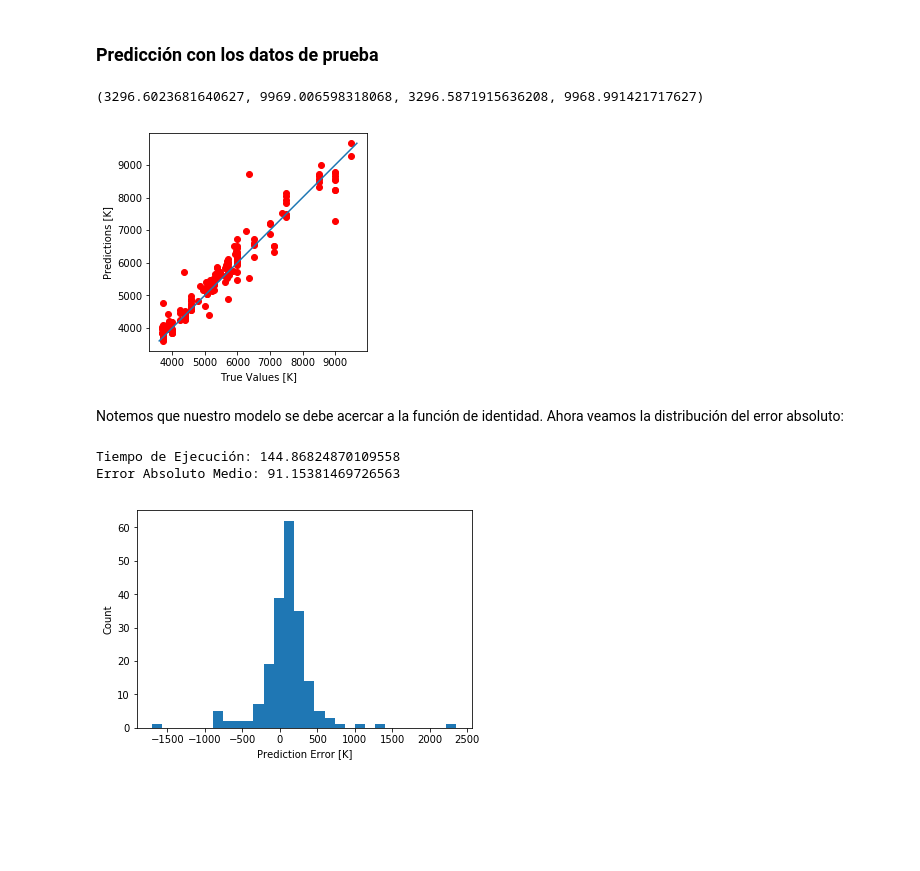
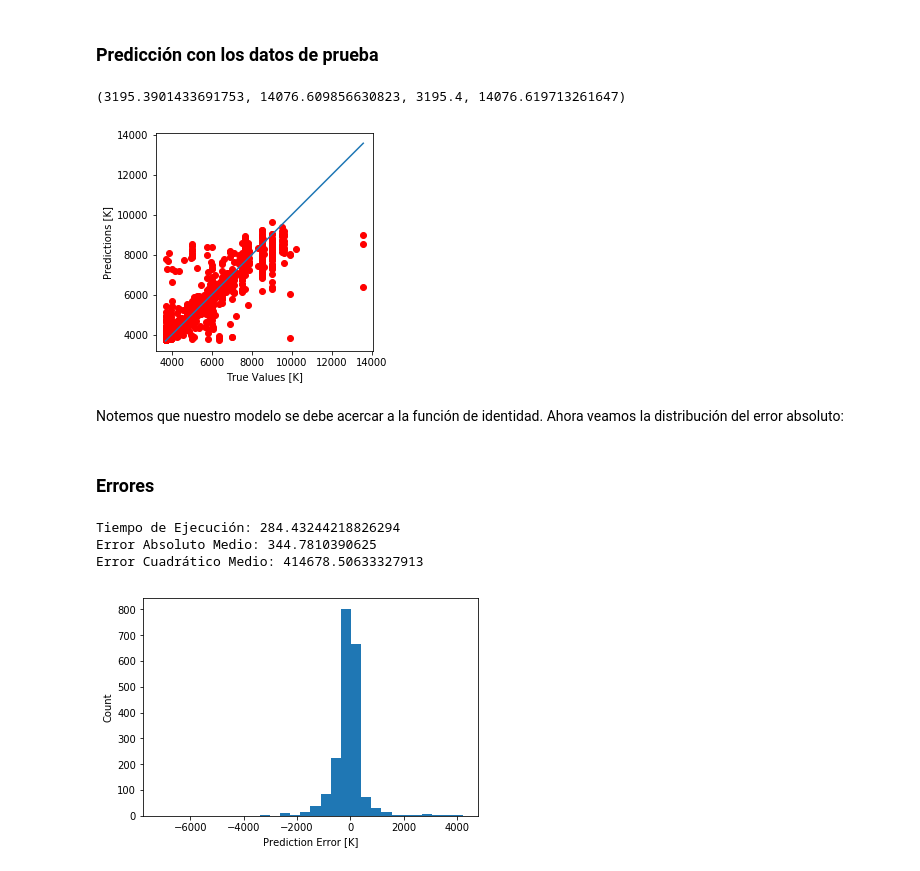
Before and after one commit to astrodatos/proyecto_neuralclusters, a Jupyter notebook: Neural_Clusters.ipynb, the cells around one changed output. Saved outputs shown, nothing was run; the diff lists cells and outputs as text; code cells hidden in the pictures; blank space fills up the shorter version.

Commit message:
Tiempo de Ejecución: 284.43244218826294 Error Absoluto Medio: 344.7810390625 Error Cuadrático Medio: 414678.50633327913 Configuracion 5/1/1

```diff
--- a/Neural_Clusters.ipynb
+++ b/Neural_Clusters.ipynb
@@ -30,7 +30,7 @@ Disponible en enlace
 # %%
 t_ini = time()
 
-data = SDSS.query_sql("""SELECT TOP 1000
+data = SDSS.query_sql("""SELECT TOP 10000
                       p.fiberMag_u, p.fiberMag_g, p.fiberMag_r, p.fiberMag_i,
                       p.fiberMag_z, s.elodieTEff
 
@@ -42,5 +42,7 @@ data = SDSS.query_sql("""SELECT TOP 1000
                       """)
 # %%
 datapd=data.to_pandas()
+datapd = datapd[(datapd != -9999).dropna()]
+datapd = datapd.dropna()
 print(datapd)
 # %% [output]
@@ -113,7 +115,7 @@ Se utilizarán los datos normalizados para entrenar el modelo.
 def build_model():
   model = keras.Sequential([
     layers.Dense(5, activation=tf.nn.tanh, input_shape=[len(train_datapd.keys())]),
-    layers.Dense(5, activation=tf.nn.tanh),
+    layers.Dense(1, activation=tf.nn.tanh),
     #layers.Dense(4, activation=tf.nn.relu),
     layers.Dense(1)
   ])
@@ -248,22 +250,29 @@ plt.axis('square')
 #plt.ylim([0,plt.ylim()[1]])
 #_ = plt.plot([-100, 100], [-100, 100])
 # %% [output]
-(3296.6023681640627, 9969.006598318068, 3296.5871915636208, 9968.991421717627)
+(3195.3901433691753, 14076.609856630823, 3195.4, 14076.619713261647)
-[figure, old version]
+[figure, new version]
 # %% [markdown]
 Notemos que nuestro modelo se debe acercar a la función de  identidad. Ahora veamos la distribución del error absoluto:
+# %% [markdown]
+### Errores
 # %%
+import numpy as np
 error = test_predictions - test_labels
+error2 = error**2
 
 plt.hist(error, bins = 30)
 plt.xlabel("Prediction Error [K]")
 _ = plt.ylabel("Count")
 
-MeanAbsError = error.mean()
+MeanAbsError = np.abs(error).mean()
+MeanSQError = error2.mean()
 
 print('Tiempo de Ejecución:', t_ejecucion)
 print('Error Absoluto Medio:', MeanAbsError)
+print('Error Cuadrático Medio:', MeanSQError)
 # %% [output]
-Tiempo de Ejecución: 144.86824870109558
-Error Absoluto Medio: 91.15381469726563
+Tiempo de Ejecución: 284.43244218826294
+Error Absoluto Medio: 344.7810390625
+Error Cuadrático Medio: 414678.50633327913
-[figure, old version]
+[figure, new version]
```
Also changed, not shown: parts of 5 cells of this notebook.
